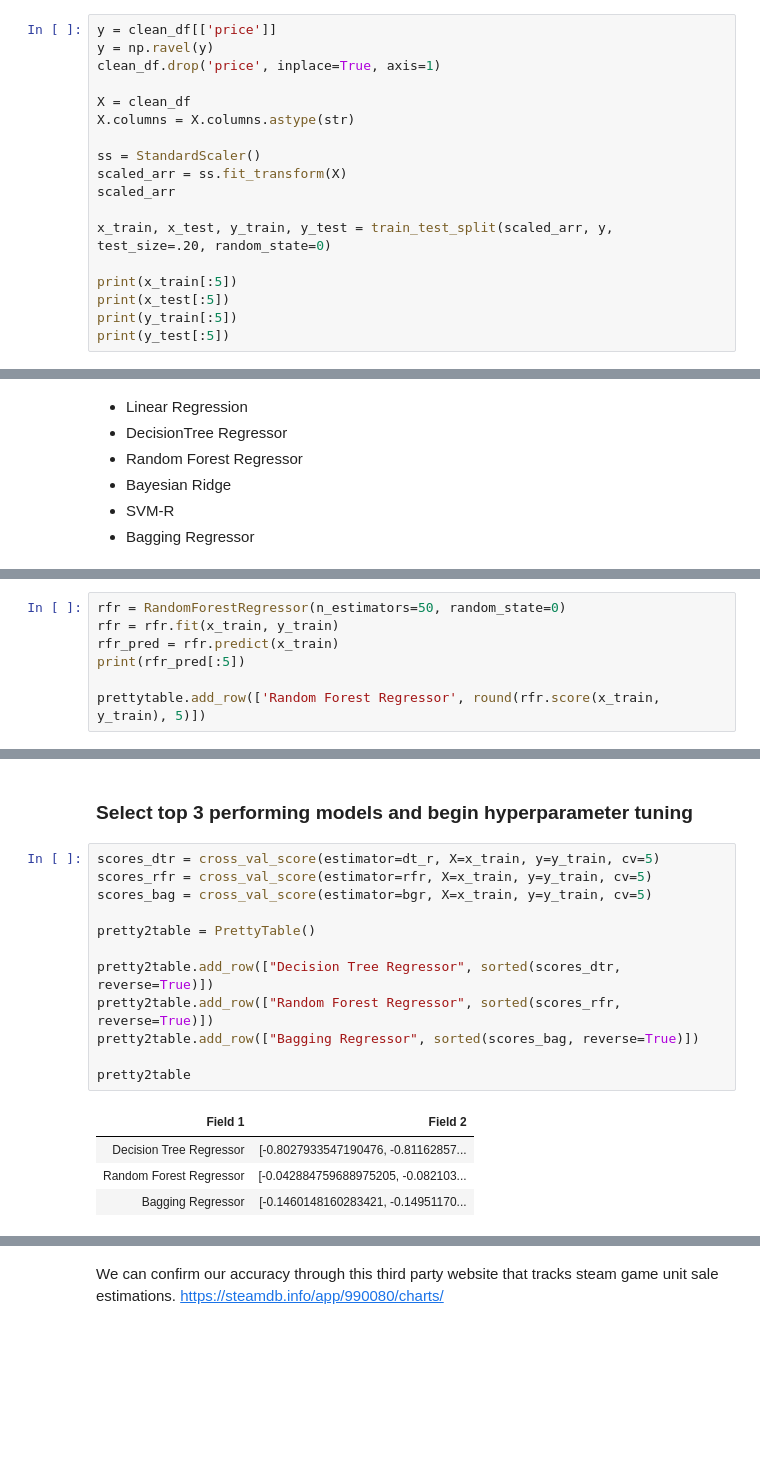
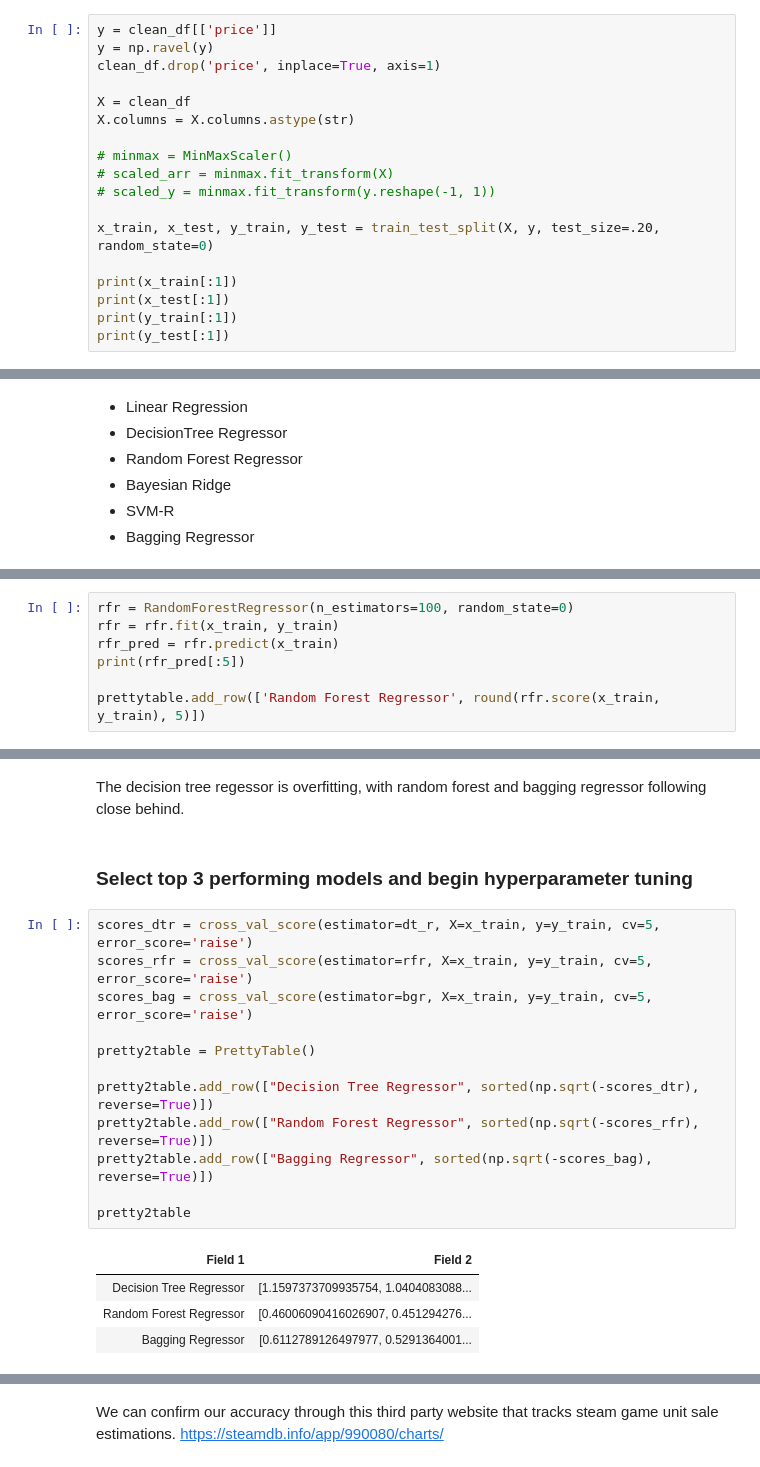
Before and after one commit to hypothetical-lemon/COMP4448, a Jupyter notebook: final_project.ipynb, the cells around one changed output, grey strips where cells are left out. Cells and saved outputs as stored; diff of their text form; blank space fills up the shorter version.

```diff
--- a/final_project.ipynb
+++ b/final_project.ipynb
@@ -532,14 +533,14 @@ clean_df.drop('price', inplace=True, axis=1)
 X = clean_df
 X.columns = X.columns.astype(str)
 
-ss = StandardScaler()
-scaled_arr = ss.fit_transform(X)
-scaled_arr
+# minmax = MinMaxScaler()
+# scaled_arr = minmax.fit_transform(X)
+# scaled_y = minmax.fit_transform(y.reshape(-1, 1))
 
-x_train, x_test, y_train, y_test = train_test_split(scaled_arr, y, test_size=.20, random_state=0)
+x_train, x_test, y_train, y_test = train_test_split(X, y, test_size=.20, random_state=0)
 
-print(x_train[:5])
-print(x_test[:5])
-print(y_train[:5])
-print(y_test[:5])
+print(x_train[:1])
+print(x_test[:1])
+print(y_train[:1])
+print(y_test[:1])
 # %% [output]
@@ -602,7 +598,7 @@ prettytable.add_row(['Decision Tree Regressor', round(dt_r.score(x_train, y_trai
 # %% [output]
 [ 3.99 14.99  4.99  0.   11.99]
 # %%
-rfr = RandomForestRegressor(n_estimators=50, random_state=0)
+rfr = RandomForestRegressor(n_estimators=100, random_state=0)
 rfr = rfr.fit(x_train, y_train)
 rfr_pred = rfr.predict(x_train)
 print(rfr_pred[:5])
@@ -651,19 +647,21 @@ prettytable
+# %% [markdown]
+The decision tree regessor is overfitting, with random forest and bagging regressor following close behind.
 # %% [markdown]
 ### Select top 3 performing models and begin hyperparameter tuning
 # %%
-scores_dtr = cross_val_score(estimator=dt_r, X=x_train, y=y_train, cv=5)
-scores_rfr = cross_val_score(estimator=rfr, X=x_train, y=y_train, cv=5)
-scores_bag = cross_val_score(estimator=bgr, X=x_train, y=y_train, cv=5)
+scores_dtr = cross_val_score(estimator=dt_r, X=x_train, y=y_train, cv=5, error_score='raise')
+scores_rfr = cross_val_score(estimator=rfr, X=x_train, y=y_train, cv=5, error_score='raise')
+scores_bag = cross_val_score(estimator=bgr, X=x_train, y=y_train, cv=5, error_score='raise')
 
 pretty2table = PrettyTable()
 
-pretty2table.add_row(["Decision Tree Regressor", sorted(scores_dtr, reverse=True)])
-pretty2table.add_row(["Random Forest Regressor", sorted(scores_rfr, reverse=True)])
-pretty2table.add_row(["Bagging Regressor", sorted(scores_bag, reverse=True)])
+pretty2table.add_row(["Decision Tree Regressor", sorted(np.sqrt(-scores_dtr), reverse=True)])
+pretty2table.add_row(["Random Forest Regressor", sorted(np.sqrt(-scores_rfr), reverse=True)])
+pretty2table.add_row(["Bagging Regressor", sorted(np.sqrt(-scores_bag), reverse=True)])
 
 pretty2table
 # %% [output]
 | Field 1 | Field 2 |
-| Decision Tree Regressor | [-0.8027933547190476, -0.81162857... |
-| Random Forest Regressor | [-0.042884759688975205, -0.082103... |
-| Bagging Regressor | [-0.1460148160283421, -0.14951170... |
+| Decision Tree Regressor | [1.1597373709935754, 1.0404083088... |
+| Random Forest Regressor | [0.46006090416026907, 0.451294276... |
+| Bagging Regressor | [0.6112789126497977, 0.5291364001... |
```
Also changed, not shown: parts of 25 cells of this notebook.
